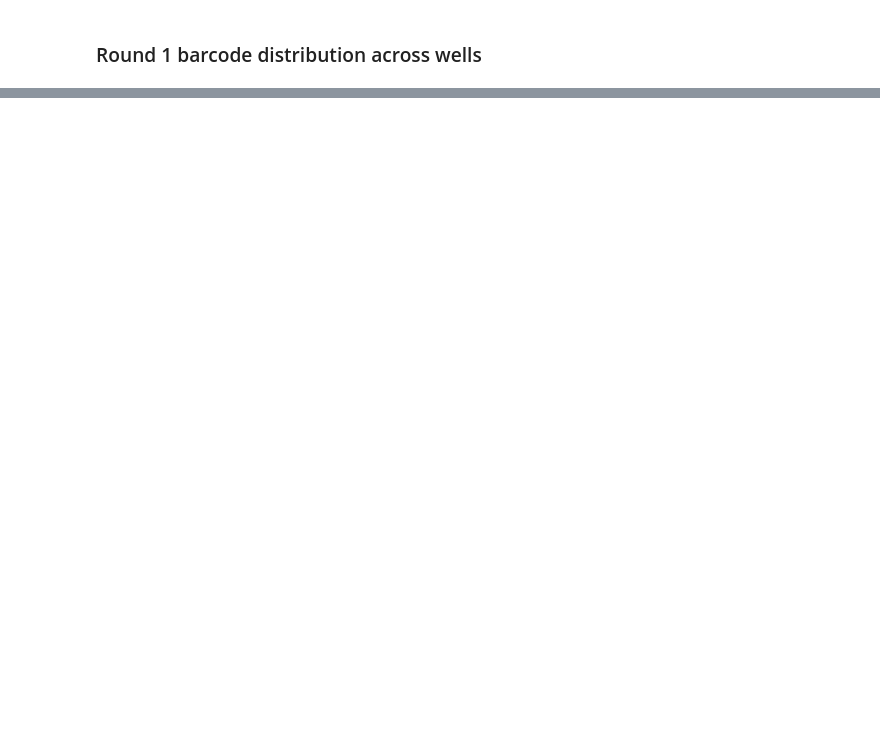
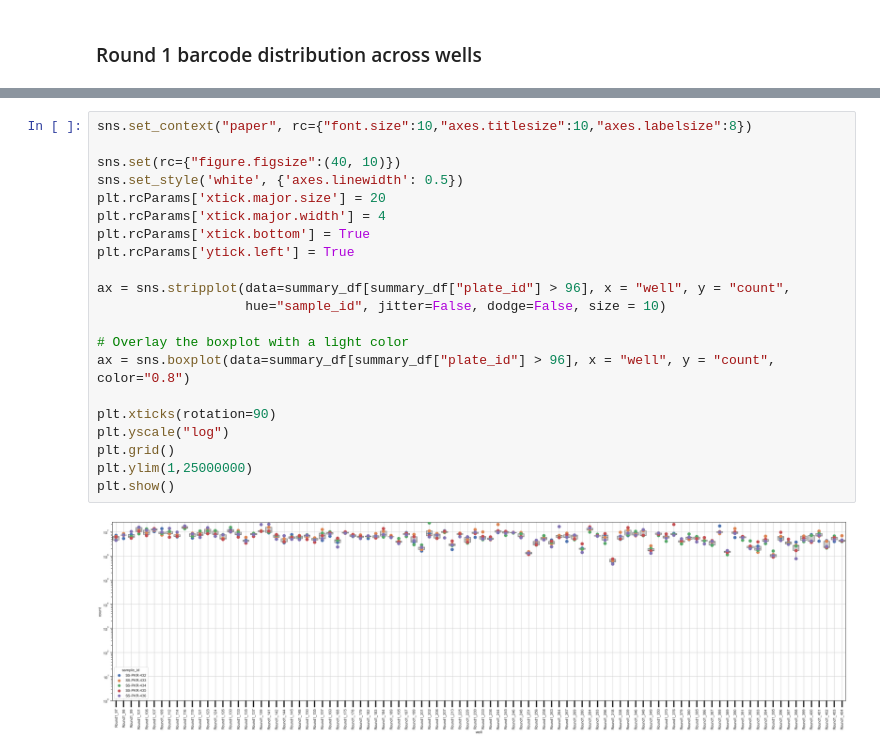
Before and after one commit to broadinstitute/sharev2-analysis, a Jupyter notebook: notebooks/round1-distribution.ipynb, the cells around one changed output, grey strips where cells are left out. Cells and saved outputs as stored; diff of their text form; blank space fills up the shorter version.

```diff
--- a/notebooks/round1-distribution.ipynb
+++ b/notebooks/round1-distribution.ipynb
@@ -50,0 +124,23 @@ final_df.head()
+# %%
+sns.set_context("paper", rc={"font.size":10,"axes.titlesize":10,"axes.labelsize":8})
+
+sns.set(rc={"figure.figsize":(40, 10)})
+sns.set_style('white', {'axes.linewidth': 0.5})
+plt.rcParams['xtick.major.size'] = 20
+plt.rcParams['xtick.major.width'] = 4
+plt.rcParams['xtick.bottom'] = True
+plt.rcParams['ytick.left'] = True
+
+ax = sns.stripplot(data=summary_df[summary_df["plate_id"] > 96], x = "well", y = "count",
+                   hue="sample_id", jitter=False, dodge=False, size = 10)
+
+# Overlay the boxplot with a light color
+ax = sns.boxplot(data=summary_df[summary_df["plate_id"] > 96], x = "well", y = "count", color="0.8")
+
+plt.xticks(rotation=90)
+plt.yscale("log")
+plt.grid()
+plt.ylim(1,25000000)
+plt.show()
+# %% [output]
+[figure, added]
```
Also changed, not shown: parts of 7 cells of this notebook, 8 other files.
